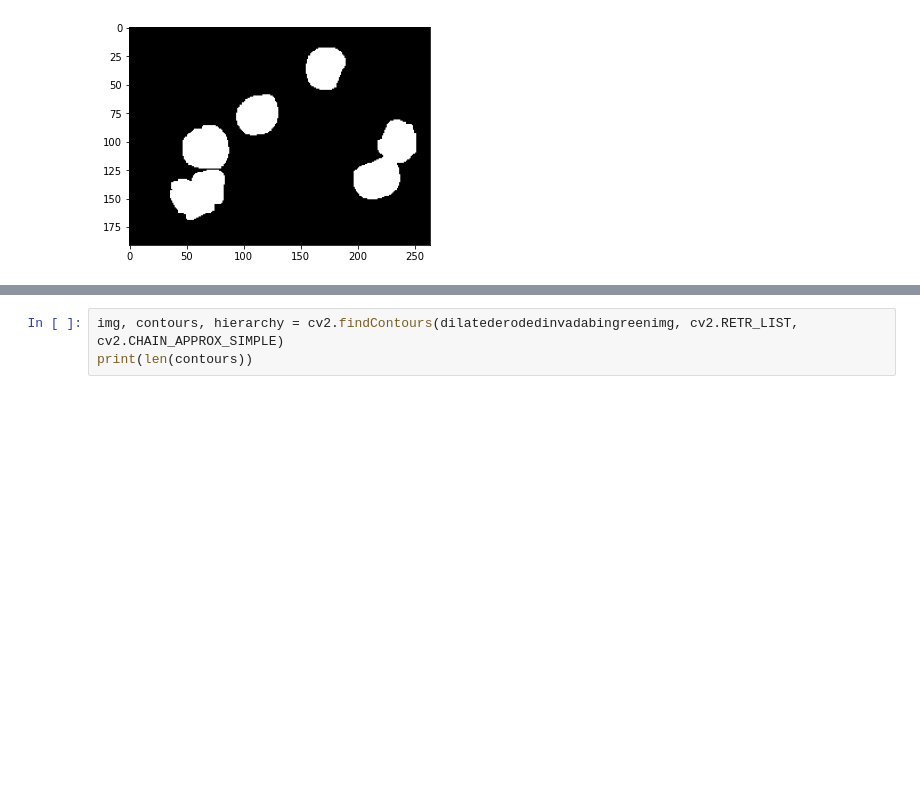
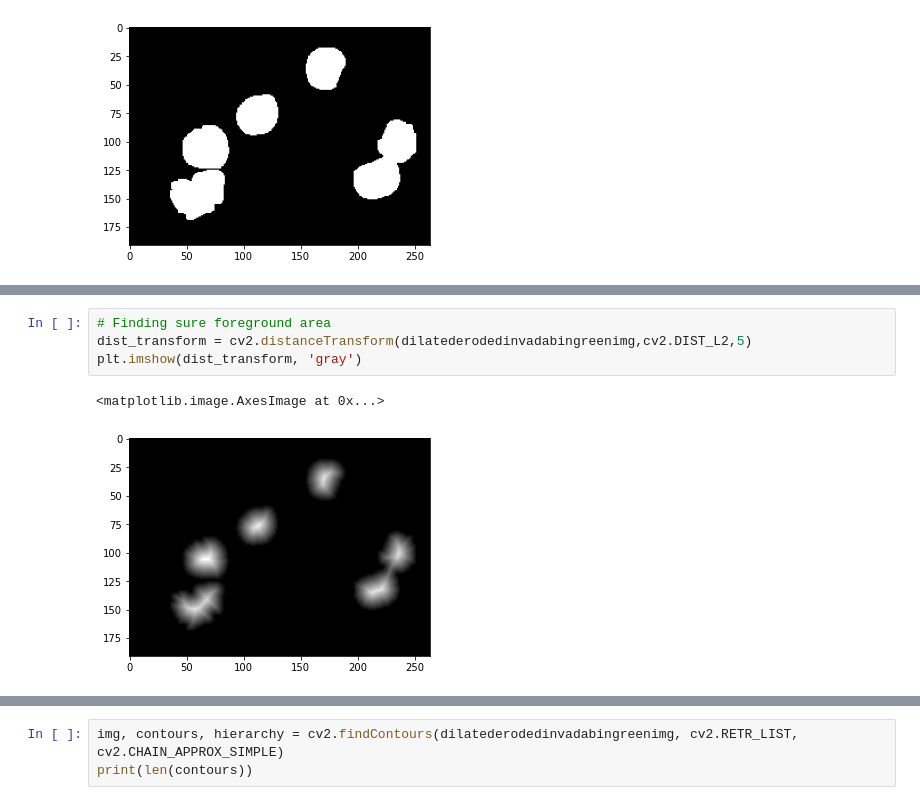
Before and after one commit to FmasterofU/soft-comp_challenges, a Jupyter notebook: 1_image_processing/test.ipynb, the cells around one changed output, grey strips where cells are left out. Cells and saved outputs as stored; diff of their text form; blank space fills up the shorter version.

```diff
--- a/1_image_processing/test.ipynb
+++ b/1_image_processing/test.ipynb
@@ -92,0 +108,7 @@ plt.imshow(dilatederodedinvadabingreenimg, 'gray')
+# %%
+# Finding sure foreground area
+dist_transform = cv2.distanceTransform(dilatederodedinvadabingreenimg,cv2.DIST_L2,5)
+plt.imshow(dist_transform, 'gray')
+# %% [output]
+<matplotlib.image.AxesImage at 0x...>
+[figure, added]
```
Also changed, not shown: parts of 9 cells of this notebook, 5 other files.
